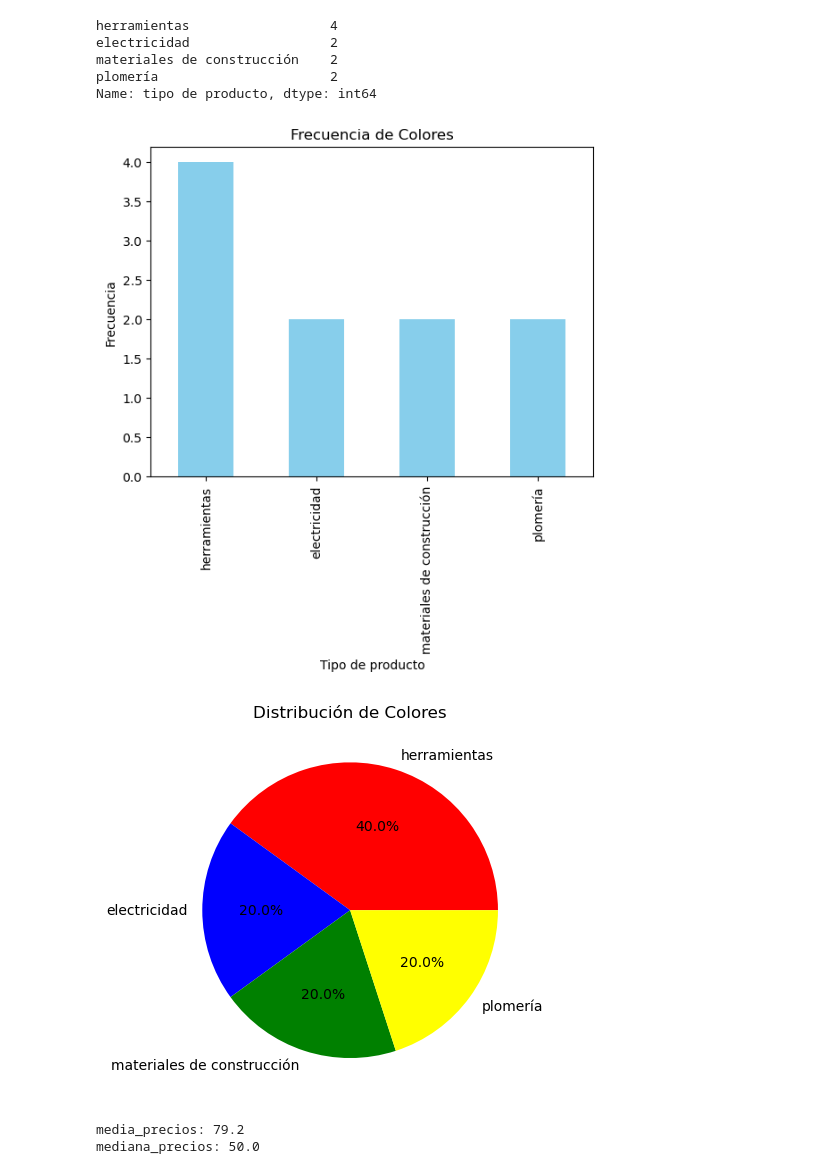
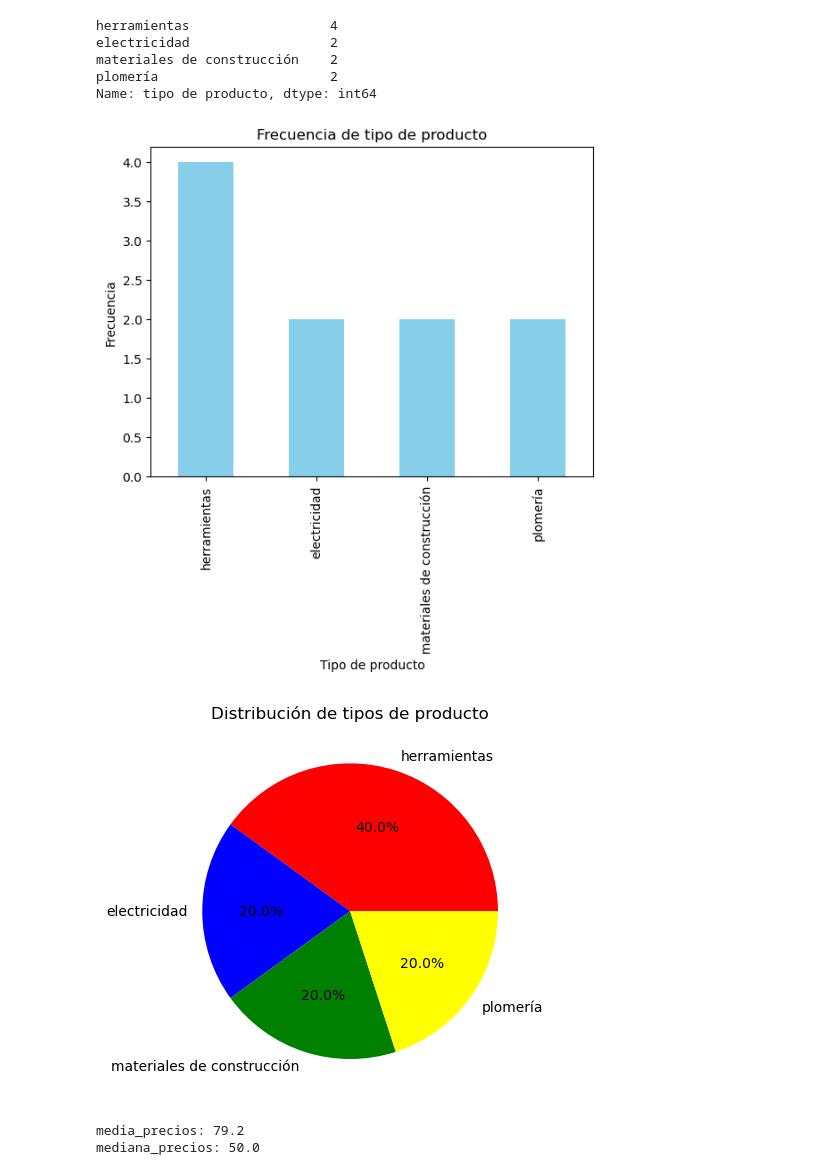
Before and after one commit to josegarcia19809/Data-Analysis-with-Pandas-and-Python, a Jupyter notebook: Inventario Ferretería EdoMex.ipynb, the cells around one changed output. Saved outputs shown, nothing was run; the diff lists cells and outputs as text; code cells hidden in the pictures.

```diff
--- a/Inventario Ferretería EdoMex.ipynb
+++ b/Inventario Ferretería EdoMex.ipynb
@@ -31,20 +33,20 @@ plomería                      2
 Name: tipo de producto, dtype: int64
 # %%
 frecuencia_tipo_de_producto.plot(kind='bar', color='skyblue')
-plt.title('Frecuencia de Colores')
+plt.title('Frecuencia de tipo de producto')
 plt.xlabel('Tipo de producto')
 plt.ylabel('Frecuencia')
 plt.show()
 # %% [output]
-[figure, old version]
+[figure, new version]
 # %%
 # Graficamos un gráfico de pastel mostrando los porcentajes
 plt.pie(frecuencia_tipo_de_producto, labels=frecuencia_tipo_de_producto.index,
         autopct='%1.1f%%', colors=['red', 'blue', 'green', "yellow"])
-plt.title('Distribución de Colores')
+plt.title('Distribución de tipos de producto')
 plt.show()
 # %% [output]
-[figure, old version]
+[figure, new version]
 # %%
 precios = inventario["precio"]
 # Media
```
Also changed, not shown: parts of 2 cells of this notebook, 1 other file.
